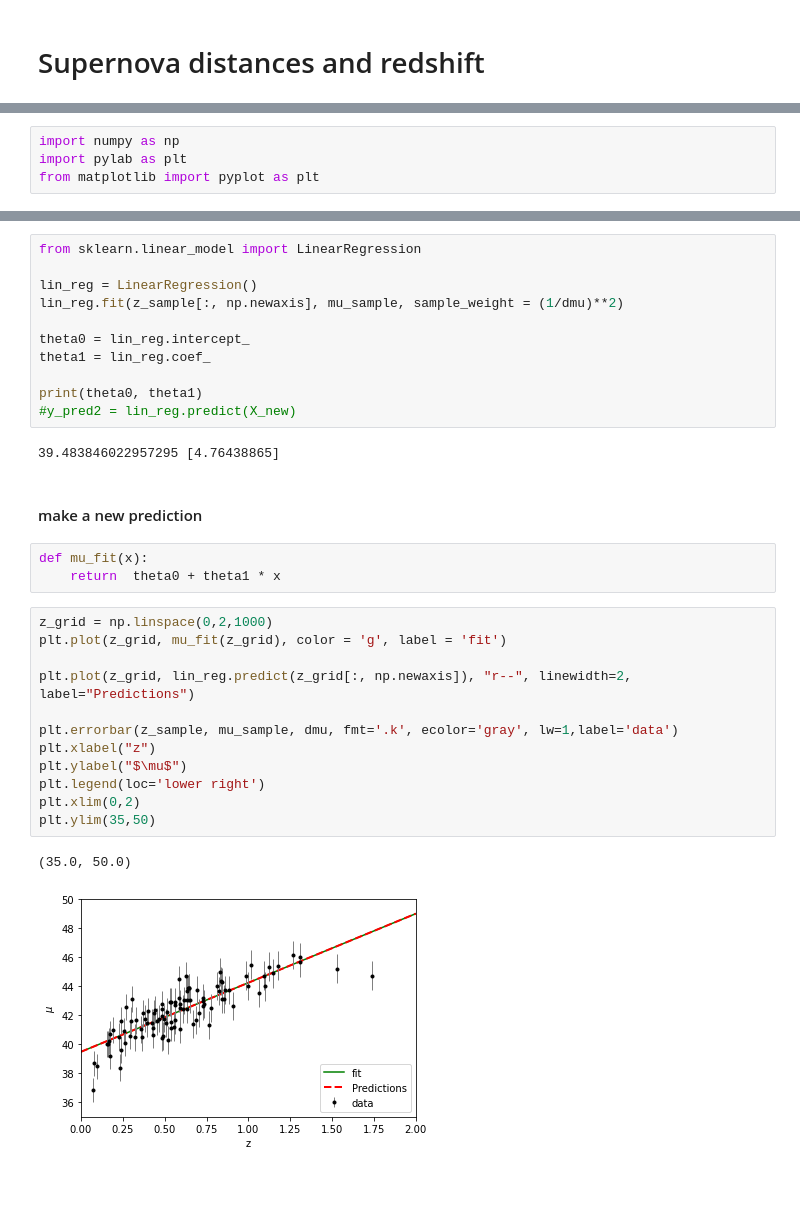
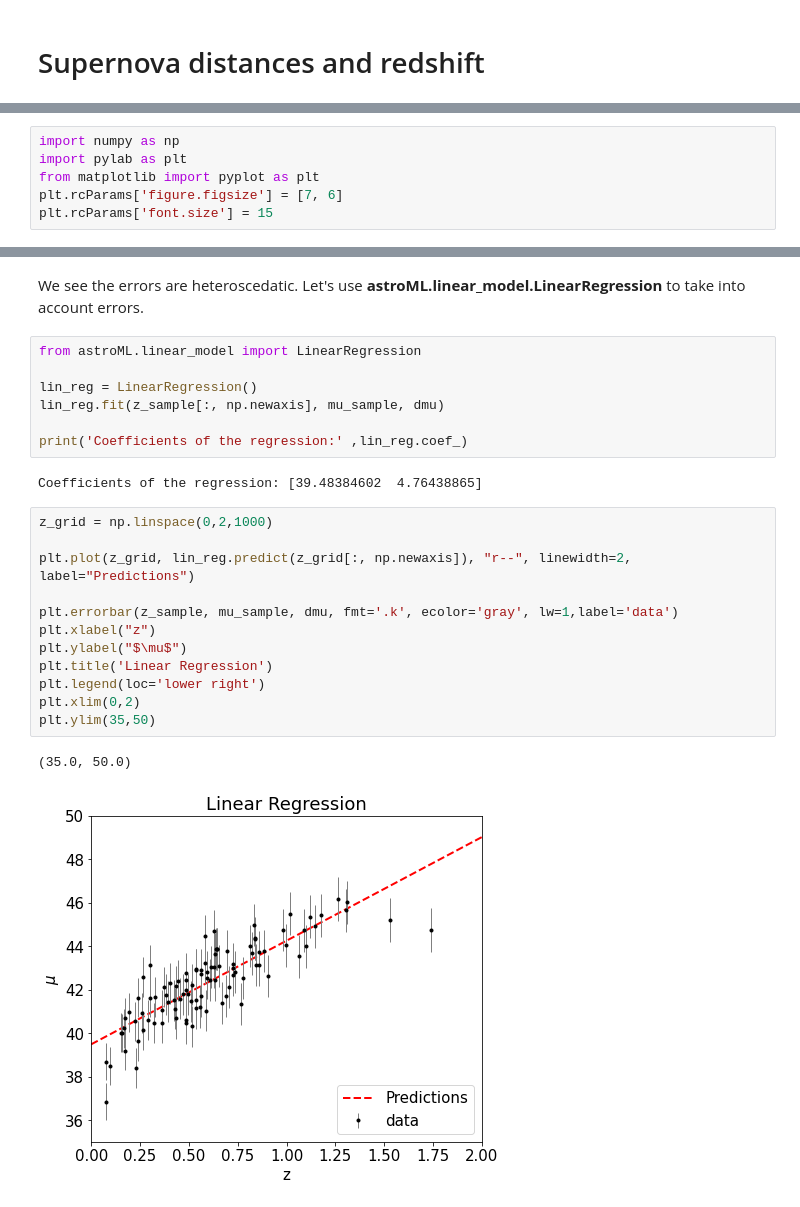
Before and after one commit to LeonardoToti/astrostatistics_bicocca_2024, a Jupyter notebook: working/L17/Supernova_1.ipynb, the cells around one changed output, grey strips where cells are left out. Drawn from its saved outputs; the diff is of its cells as text.

```diff
--- a/working/L17/Supernova_1.ipynb
+++ b/working/L17/Supernova_1.ipynb
@@ -4,6 +16,8 @@
 import numpy as np
 import pylab as plt
 from matplotlib import pyplot as plt
+plt.rcParams['figure.figsize'] = [7, 6]
+plt.rcParams['font.size'] = 15
 # %%
 from astroML.datasets import generate_mu_z
 z_sample, mu_sample, dmu = generate_mu_z(100, random_state=1234)
@@ -24,34 +46,27 @@ plt.ylim(35,50)
+# %% [markdown]
+We see the errors are heteroscedatic. Let's use **astroML.linear_model.LinearRegression** to take into account errors.
 # %%
-from sklearn.linear_model import LinearRegression
+from astroML.linear_model import LinearRegression
 
 lin_reg = LinearRegression()
-lin_reg.fit(z_sample[:, np.newaxis], mu_sample, sample_weight = (1/dmu)**2)
+lin_reg.fit(z_sample[:, np.newaxis], mu_sample, dmu)
 
-theta0 = lin_reg.intercept_
-theta1 = lin_reg.coef_
-
-print(theta0, theta1)
-#y_pred2 = lin_reg.predict(X_new)
+print('Coefficients of the regression:' ,lin_reg.coef_)
 # %% [output]
-39.483846022957295 [4.76438865]
+Coefficients of the regression: [39.48384602  4.76438865]
-# %% [markdown]
-#### make  a new prediction
-# %%
-def mu_fit(x):
-    return  theta0 + theta1 * x
 # %%
 z_grid = np.linspace(0,2,1000)
-plt.plot(z_grid, mu_fit(z_grid), color = 'g', label = 'fit')
 
 plt.plot(z_grid, lin_reg.predict(z_grid[:, np.newaxis]), "r--", linewidth=2, label="Predictions")
 
 plt.errorbar(z_sample, mu_sample, dmu, fmt='.k', ecolor='gray', lw=1,label='data')
 plt.xlabel("z")
 plt.ylabel("$\mu$")
+plt.title('Linear Regression')
 plt.legend(loc='lower right')
 plt.xlim(0,2)
 plt.ylim(35,50)
 # %% [output]
 (35.0, 50.0)
-[figure, old version]
+[figure, new version]
 # %% [markdown]
```
Also changed, not shown: parts of 49 cells of this notebook, 8 other files.
